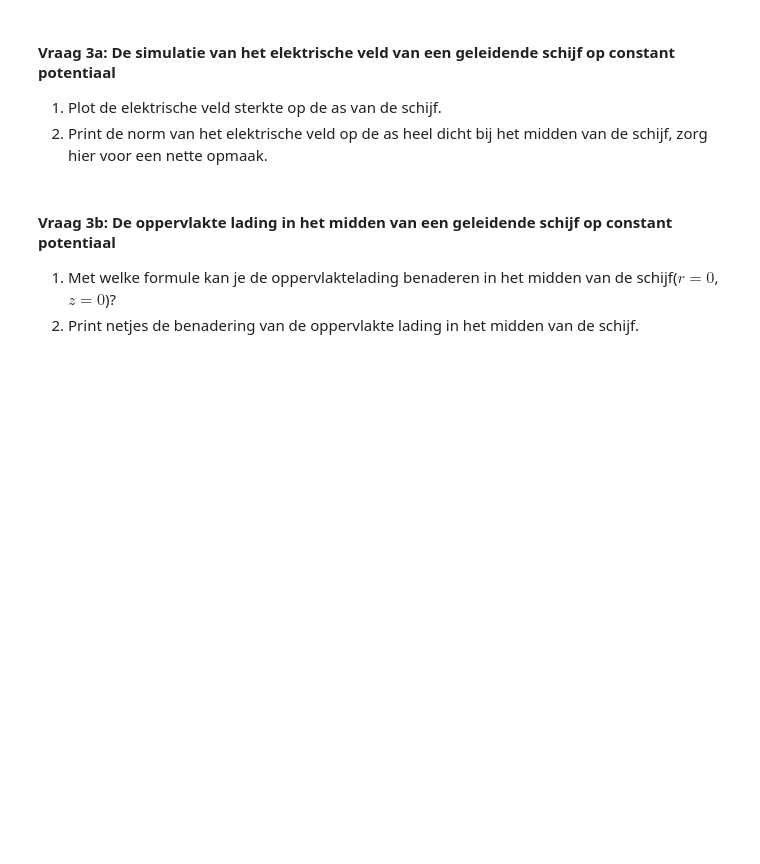
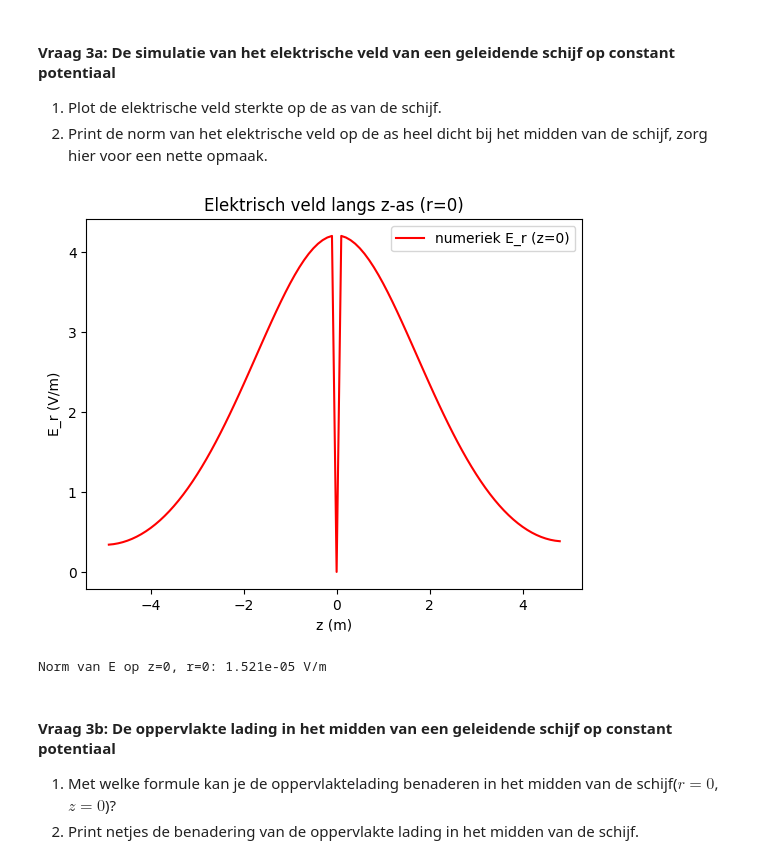
Before and after one commit to meinedb/Meine-opdrachten-DEF-D, a Jupyter notebook: DigitaleOntwerpopdrachten/1CondensatorOpdracht/CondensatorOntwerpopdracht.ipynb, the cells around one changed output. Drawn from its saved outputs; the diff is of its cells as text; code cells hidden in the pictures; blank space fills up the shorter version.

```diff
--- a/DigitaleOntwerpopdrachten/1CondensatorOpdracht/CondensatorOntwerpopdracht.ipynb
+++ b/DigitaleOntwerpopdrachten/1CondensatorOpdracht/CondensatorOntwerpopdracht.ipynb
@@ -408,9 +408,29 @@ plot_results_disk(Ez, Er, normE, V, r, z, grid_step, disk_radius, z_pos_disk1, z
 1. Plot de elektrische veld sterkte op de as van de schijf.
 2. Print de norm van het elektrische veld op de as heel dicht bij het midden van de schijf, zorg hier voor een nette opmaak.
 # %%
-###
-###Jouw code hier###
-###
+#elektrisch veld voor r=0 langs z-as
+
+idx_r_zero = find_idx_nearest(r_for_E, 0)
+E_on_plane = Ez[:, idx_r_zero]
+
+
+#plot het veld langs de z-as voor r=0
+plt.figure()
+plt.plot(z_for_E, np.abs(E_on_plane), 'r-', label='numeriek E_r (z=0)')
+plt.xlabel('z (m)')
+plt.ylabel('E_r (V/m)')
+plt.title('Elektrisch veld langs z-as (r=0)')
+plt.legend()
+plt.show()
+
+#vind de norm voor z = 0 en r = 0
+idx_z_zero = find_idx_nearest(z_for_E, 0)
+normE_on_plane = normE[idx_z_zero, idx_r_zero]
+
+print(f"Norm van E op z=0, r=0: {normE_on_plane:.3e} V/m")
+# %% [output]
+[figure, added]
+Norm van E op z=0, r=0: 1.521e-05 V/m
 # %% [markdown]
 #### Vraag 3b: De oppervlakte lading in het midden van een geleidende schijf op constant potentiaal
 
```
Also changed, not shown: parts of 8 cells of this notebook.
